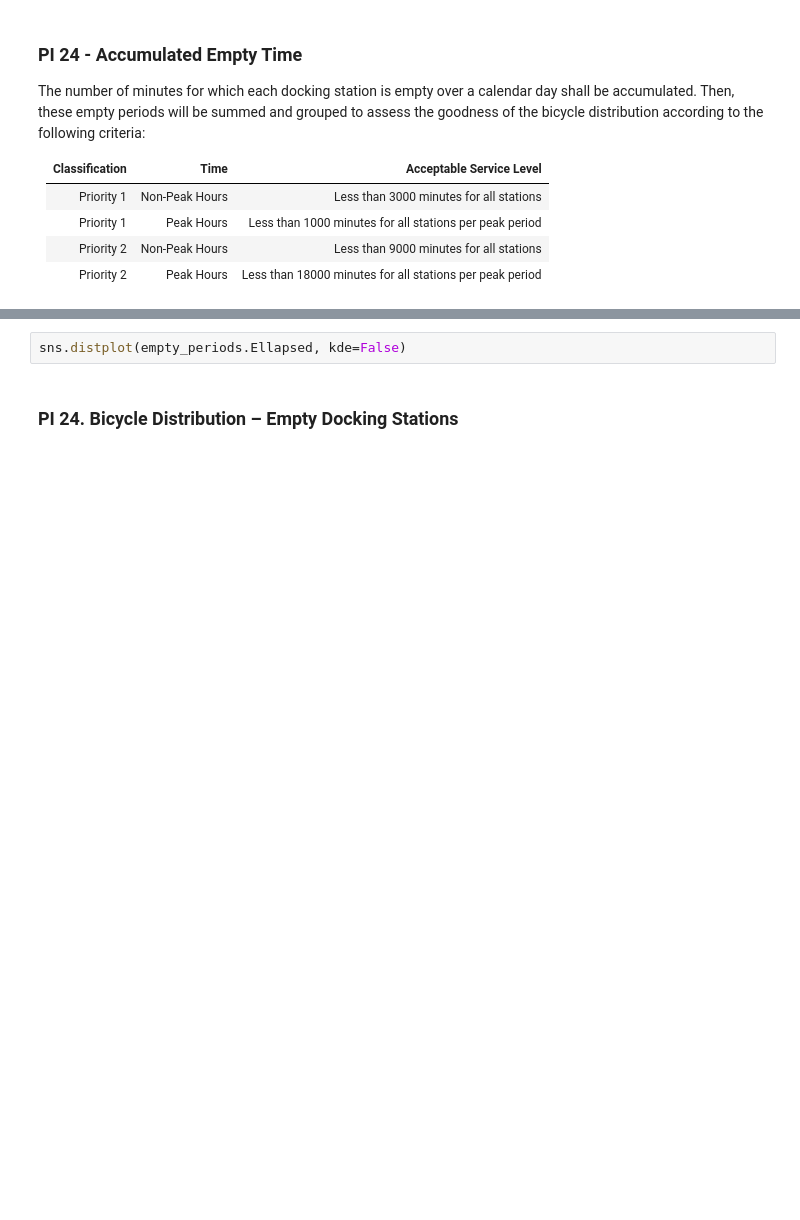
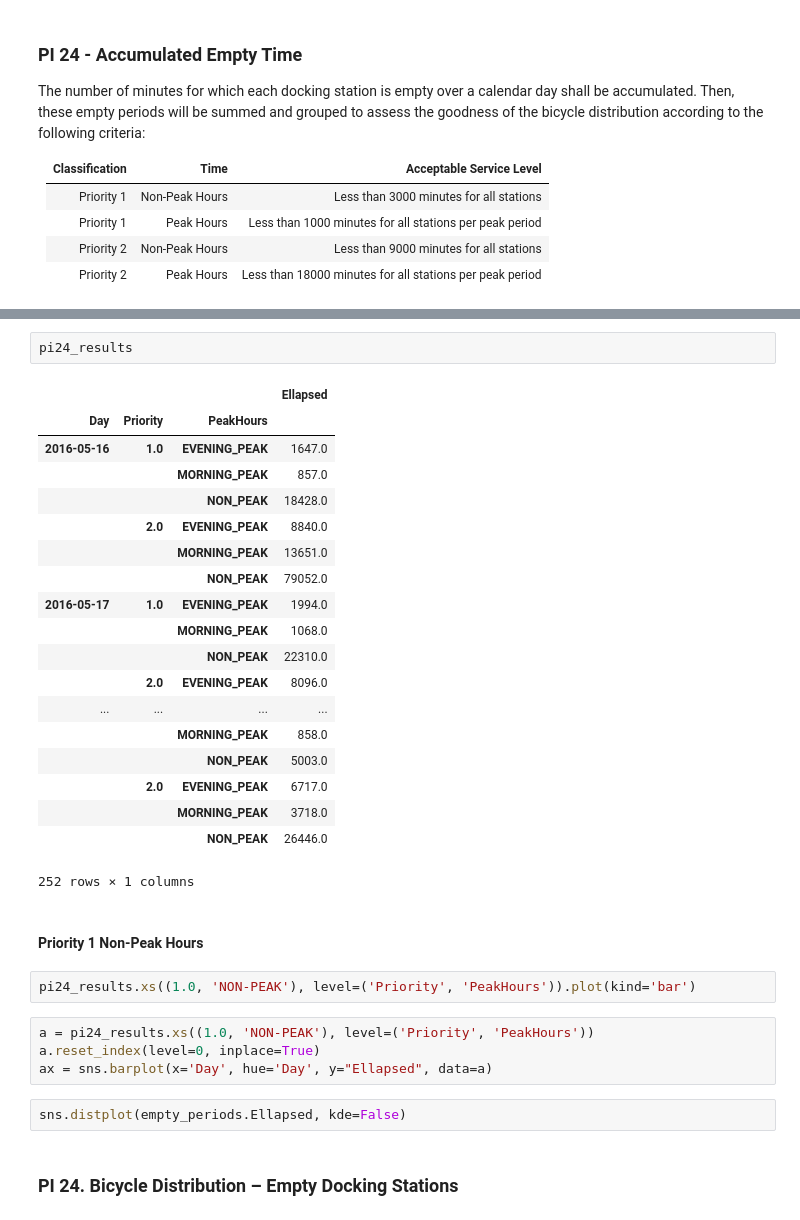
Before and after one commit to ibrahim85/spts-uoe, a Jupyter notebook: Untitled.ipynb, the cells around one changed output, grey strips where cells are left out. Saved outputs shown, nothing was run; the diff lists cells and outputs as text; blank space fills up the shorter version.

```diff
--- a/Untitled.ipynb
+++ b/Untitled.ipynb
@@ -70,3 +116,33 @@ empty_periods.describe()
+# %%
+pi24_results
+# %% [output]
+|  |  |  | Ellapsed |
+| Day | Priority | PeakHours |  |
+| 2016-05-16 | 1.0 | EVENING_PEAK | 1647.0 |
+|  |  | MORNING_PEAK | 857.0 |
+|  |  | NON_PEAK | 18428.0 |
+|  | 2.0 | EVENING_PEAK | 8840.0 |
+|  |  | MORNING_PEAK | 13651.0 |
+|  |  | NON_PEAK | 79052.0 |
+| 2016-05-17 | 1.0 | EVENING_PEAK | 1994.0 |
+|  |  | MORNING_PEAK | 1068.0 |
+|  |  | NON_PEAK | 22310.0 |
+|  | 2.0 | EVENING_PEAK | 8096.0 |
+| ... | ... | ... | ... |
+|  |  | MORNING_PEAK | 858.0 |
+|  |  | NON_PEAK | 5003.0 |
+|  | 2.0 | EVENING_PEAK | 6717.0 |
+|  |  | MORNING_PEAK | 3718.0 |
+|  |  | NON_PEAK | 26446.0 |
+252 rows × 1 columns
+# %% [markdown]
+#### Priority 1	Non-Peak Hours
+# %%
+pi24_results.xs((1.0, 'NON-PEAK'), level=('Priority', 'PeakHours')).plot(kind='bar')
+# %%
+a = pi24_results.xs((1.0, 'NON-PEAK'), level=('Priority', 'PeakHours'))
+a.reset_index(level=0, inplace=True)
+ax = sns.barplot(x='Day', hue='Day', y="Ellapsed", data=a)
 # %%
 sns.distplot(empty_periods.Ellapsed, kde=False)
 # %% [markdown]
```
Also changed, not shown: parts of 22 cells of this notebook, 6 other files.
